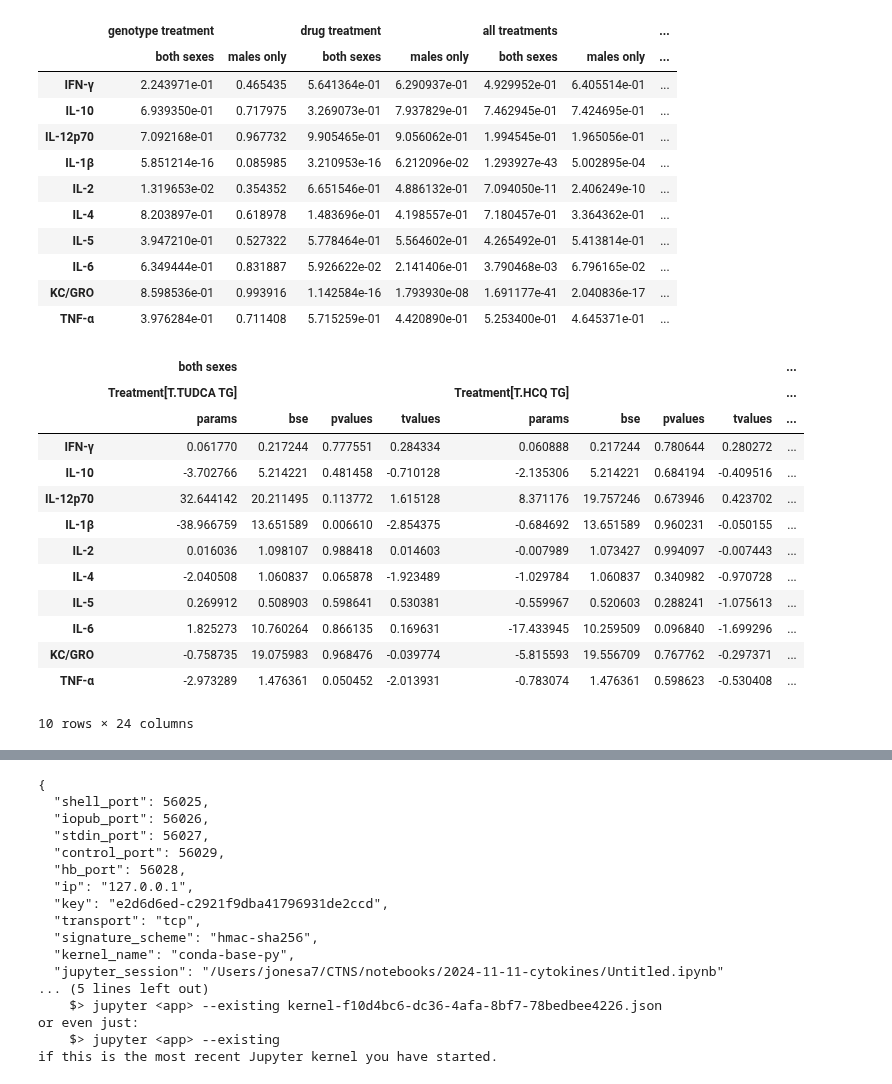
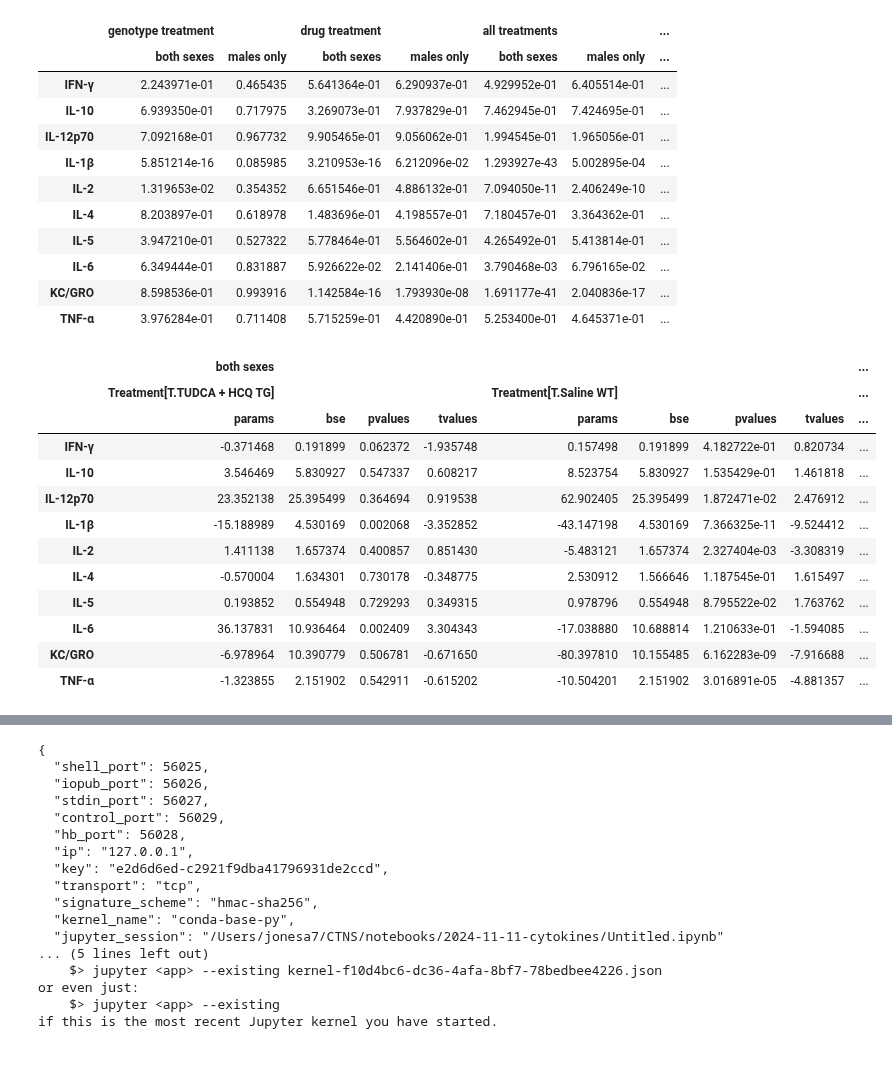
Before and after one commit to attilagk/CTNS-notebook, a Jupyter notebook: 2024-11-11-cytokines/2024-11-11-cytokines.ipynb, the cells around one changed output, grey strips where cells are left out. Saved outputs shown, nothing was run; the diff lists cells and outputs as text; code cells hidden in the pictures.

Commit message:
exported estimates to Excel

```diff
--- a/2024-11-11-cytokines/2024-11-11-cytokines.ipynb
+++ b/2024-11-11-cytokines/2024-11-11-cytokines.ipynb
@@ -231,20 +231,26 @@ def extract_estimates(results=results_CO28154, treatment_type='all treatments'):
     val = pd.concat(l, axis=1)
     return(val)
 
-estimates_CO28152, estimates_CO28154 = [extract_estimates(r, 'all treatments') for r in [results_CO28152, results_CO28154]]
-estimates_CO28152
+l = [extract_estimates(r, 'all treatments') for r in [results_CO28154, results_CO28152]]
+keys = ['TUDCA and HCQ', 'TUDCA or HCQ']
+
+estimatesd = dict(zip(keys, l))
+with pd.ExcelWriter('../../results/2024-11-11-cytokines/param-estimates.xlsx') as writer:
+    for k, v in estimatesd.items():
+        v.to_excel(writer, sheet_name=k)
-# %% [output]
-|  | both sexes |  |  |  |  |  |  |  | ... |
-|  | Treatment[T.TUDCA TG] |  |  |  | Treatment[T.HCQ TG] |  |  |  | ... |
-|  | params | bse | pvalues | tvalues | params | bse | pvalues | tvalues | ... |
-| IFN-γ | 0.061770 | 0.217244 | 0.777551 | 0.284334 | 0.060888 | 0.217244 | 0.780644 | 0.280272 | ... |
-| IL-10 | -3.702766 | 5.214221 | 0.481458 | -0.710128 | -2.135306 | 5.214221 | 0.684194 | -0.409516 | ... |
-| IL-12p70 | 32.644142 | 20.211495 | 0.113772 | 1.615128 | 8.371176 | 19.757246 | 0.673946 | 0.423702 | ... |
-| IL-1β | -38.966759 | 13.651589 | 0.006610 | -2.854375 | -0.684692 | 13.651589 | 0.960231 | -0.050155 | ... |
-| IL-2 | 0.016036 | 1.098107 | 0.988418 | 0.014603 | -0.007989 | 1.073427 | 0.994097 | -0.007443 | ... |
-| IL-4 | -2.040508 | 1.060837 | 0.065878 | -1.923489 | -1.029784 | 1.060837 | 0.340982 | -0.970728 | ... |
-| IL-5 | 0.269912 | 0.508903 | 0.598641 | 0.530381 | -0.559967 | 0.520603 | 0.288241 | -1.075613 | ... |
-| IL-6 | 1.825273 | 10.760264 | 0.866135 | 0.169631 | -17.433945 | 10.259509 | 0.096840 | -1.699296 | ... |
-| KC/GRO | -0.758735 | 19.075983 | 0.968476 | -0.039774 | -5.815593 | 19.556709 | 0.767762 | -0.297371 | ... |
-| TNF-α | -2.973289 | 1.476361 | 0.050452 | -2.013931 | -0.783074 | 1.476361 | 0.598623 | -0.530408 | ... |
-10 rows × 24 columns
+# %%
+estimatesd['TUDCA and HCQ']
+# %% [output]
+|  | both sexes |  |  |  |  |  |  |  | ... |
+|  | Treatment[T.TUDCA + HCQ TG] |  |  |  | Treatment[T.Saline WT] |  |  |  | ... |
+|  | params | bse | pvalues | tvalues | params | bse | pvalues | tvalues | ... |
+| IFN-γ | -0.371468 | 0.191899 | 0.062372 | -1.935748 | 0.157498 | 0.191899 | 4.182722e-01 | 0.820734 | ... |
+| IL-10 | 3.546469 | 5.830927 | 0.547337 | 0.608217 | 8.523754 | 5.830927 | 1.535429e-01 | 1.461818 | ... |
+| IL-12p70 | 23.352138 | 25.395499 | 0.364694 | 0.919538 | 62.902405 | 25.395499 | 1.872471e-02 | 2.476912 | ... |
+| IL-1β | -15.188989 | 4.530169 | 0.002068 | -3.352852 | -43.147198 | 4.530169 | 7.366325e-11 | -9.524412 | ... |
+| IL-2 | 1.411138 | 1.657374 | 0.400857 | 0.851430 | -5.483121 | 1.657374 | 2.327404e-03 | -3.308319 | ... |
+| IL-4 | -0.570004 | 1.634301 | 0.730178 | -0.348775 | 2.530912 | 1.566646 | 1.187545e-01 | 1.615497 | ... |
+| IL-5 | 0.193852 | 0.554948 | 0.729293 | 0.349315 | 0.978796 | 0.554948 | 8.795522e-02 | 1.763762 | ... |
+| IL-6 | 36.137831 | 10.936464 | 0.002409 | 3.304343 | -17.038880 | 10.688814 | 1.210633e-01 | -1.594085 | ... |
+| KC/GRO | -6.978964 | 10.390779 | 0.506781 | -0.671650 | -80.397810 | 10.155485 | 6.162283e-09 | -7.916688 | ... |
+| TNF-α | -1.323855 | 2.151902 | 0.542911 | -0.615202 | -10.504201 | 2.151902 | 3.016891e-05 | -4.881357 | ... |
```
Also changed, not shown: parts of 2 cells of this notebook.
